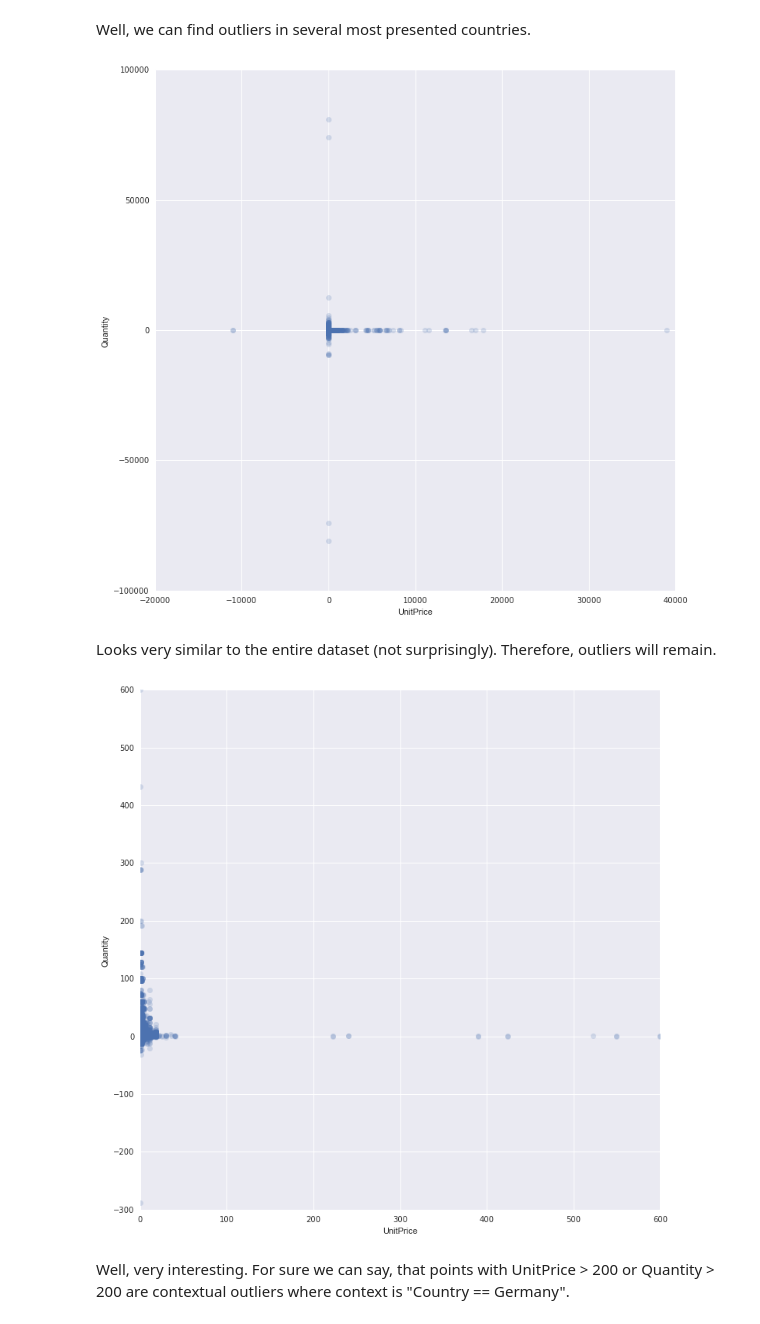
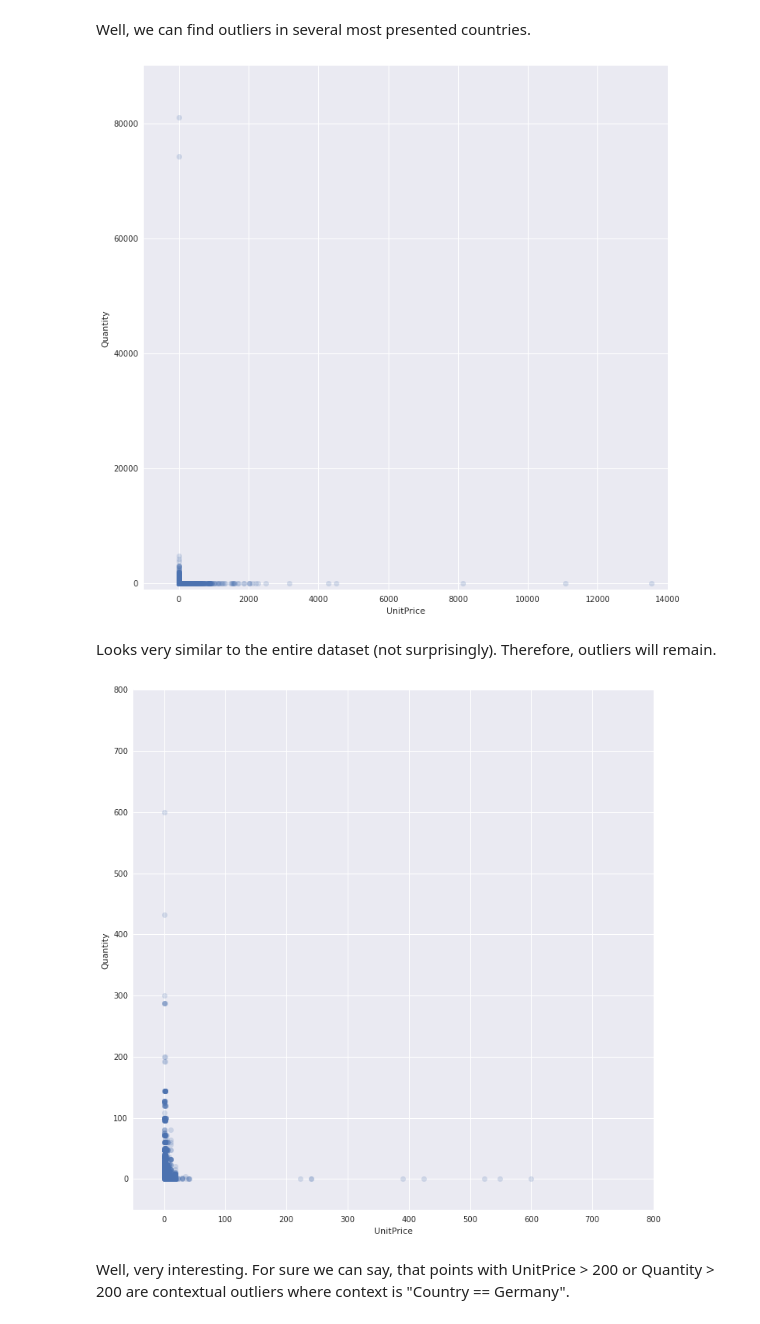
Before and after one commit to artemkondyukov/data_mining_asgn_3, a Jupyter notebook: outlier_detection.ipynb, the cells around one changed output. Drawn from its saved outputs; the diff is of its cells as text; code cells hidden in the pictures.

```diff
--- a/outlier_detection.ipynb
+++ b/outlier_detection.ipynb
@@ -270,10 +313,12 @@ data_uk = data[data.Country == "United Kingdom"].drop("Country", axis=1)
 fig = plt.figure(figsize=(12, 12))
 ax = fig.add_subplot(111)
 plt.plot(data_uk["UnitPrice"], data_uk["Quantity"], linestyle='', marker='o', alpha=.2);
+ax.set_xlim(-1000, 14000)
+ax.set_ylim(-1000, 90000)
 ax.set_xlabel("UnitPrice");
 ax.set_ylabel("Quantity");
 # %% [output]
-[figure, old version]
+[figure, new version]
 # %% [markdown]
 Looks very similar to the entire dataset (not surprisingly). Therefore, outliers will remain.
 # %%
@@ -281,10 +326,12 @@ data_de = data[data.Country == "Germany"].drop("Country", axis=1)
 # %%
 fig = plt.figure(figsize=(12, 12))
 ax = fig.add_subplot(111)
 plt.plot(data_de["UnitPrice"], data_de["Quantity"], linestyle='', marker='o', alpha=.2);
+ax.set_xlim(-50, 800)
+ax.set_ylim(-50, 800)
 ax.set_xlabel("UnitPrice");
 ax.set_ylabel("Quantity");
 # %% [output]
-[figure, old version]
+[figure, new version]
 # %% [markdown]
 Well, very interesting. For sure we can say, that points with UnitPrice > 200 or Quantity > 200 are contextual outliers where context is "Country == Germany".
```
Also changed, not shown: parts of 49 cells of this notebook.
